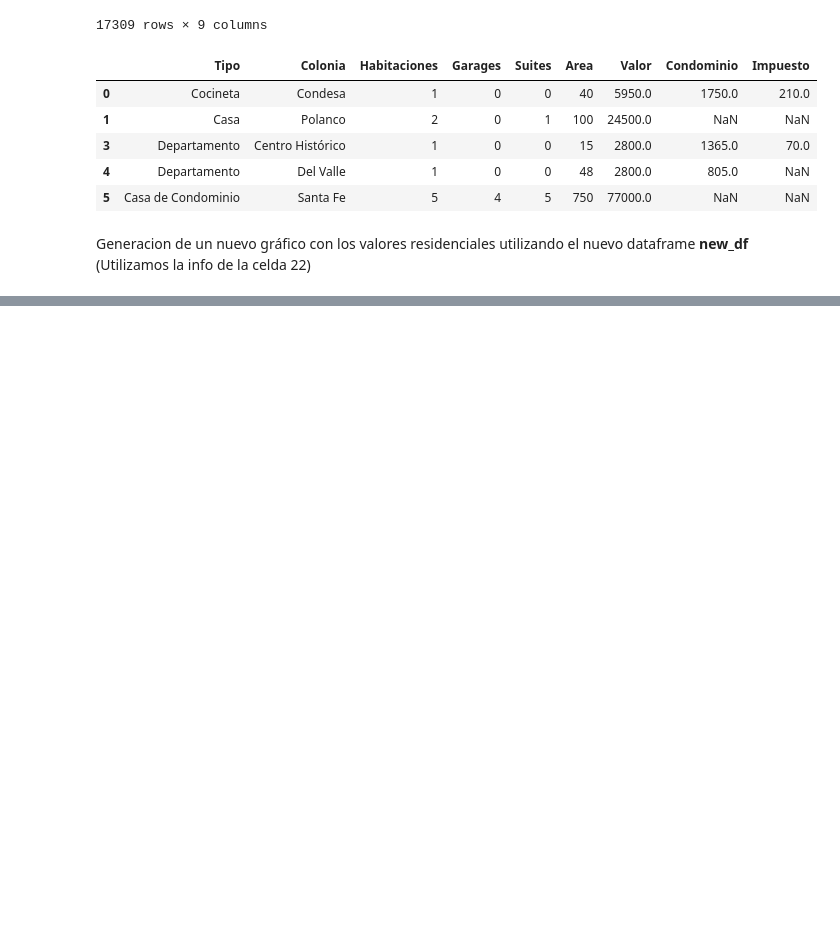
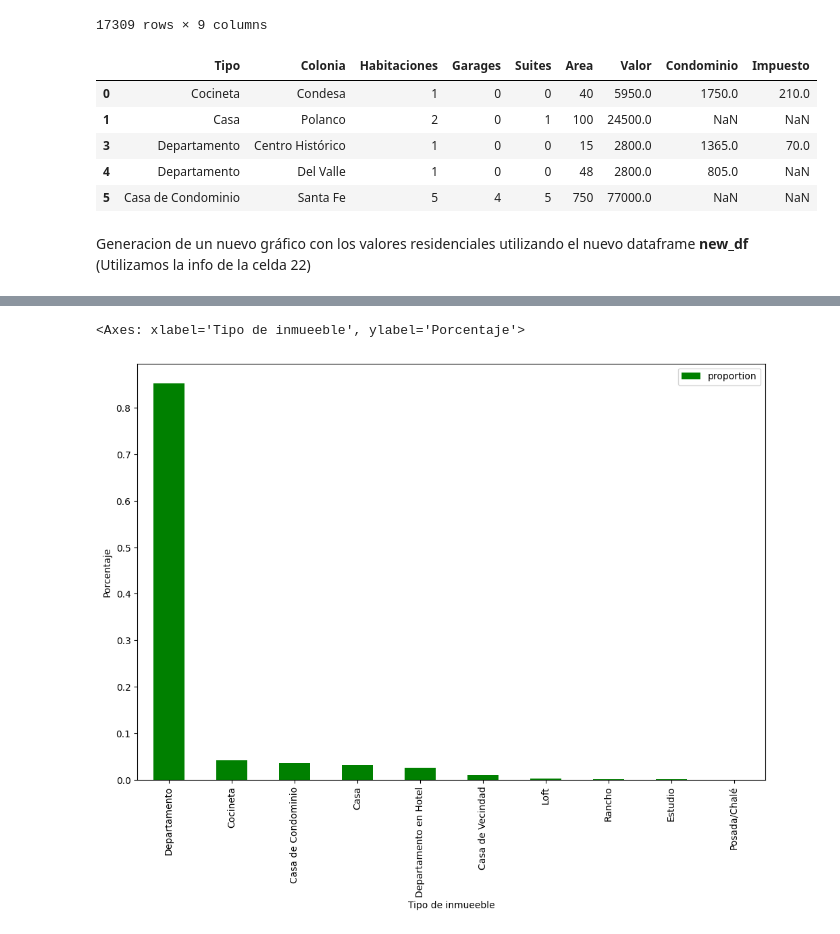
Before and after one commit to dzapatasal/python-data-science-practice, a Jupyter notebook: notebooks/pandas/code/inmuebles_cdmx.ipynb, the cells around one changed output, grey strips where cells are left out. Saved outputs shown, nothing was run; the diff lists cells and outputs as text; code cells hidden in the pictures; blank space fills up the shorter version.

```diff
--- a/notebooks/pandas/code/inmuebles_cdmx.ipynb
+++ b/notebooks/pandas/code/inmuebles_cdmx.ipynb
@@ -303,0 +343,7 @@ df_tipo_valor.plot(kind='barh', figsize=(12,8), color= 'purple')
+# %%
+# Graficamos los porcentajes de cada tipo de inmueble residencial
+porcentaje_tipo = new_df.Tipo.value_counts(normalize=True).to_frame()
+porcentaje_tipo.plot(kind='bar', figsize=(12,8), color = 'green',xlabel='Tipo de inmueeble', ylabel= 'Porcentaje')
+# %% [output]
+<Axes: xlabel='Tipo de inmueeble', ylabel='Porcentaje'>
+[figure, added]
```
Also changed, not shown: parts of 26 cells of this notebook, 4 other files.
